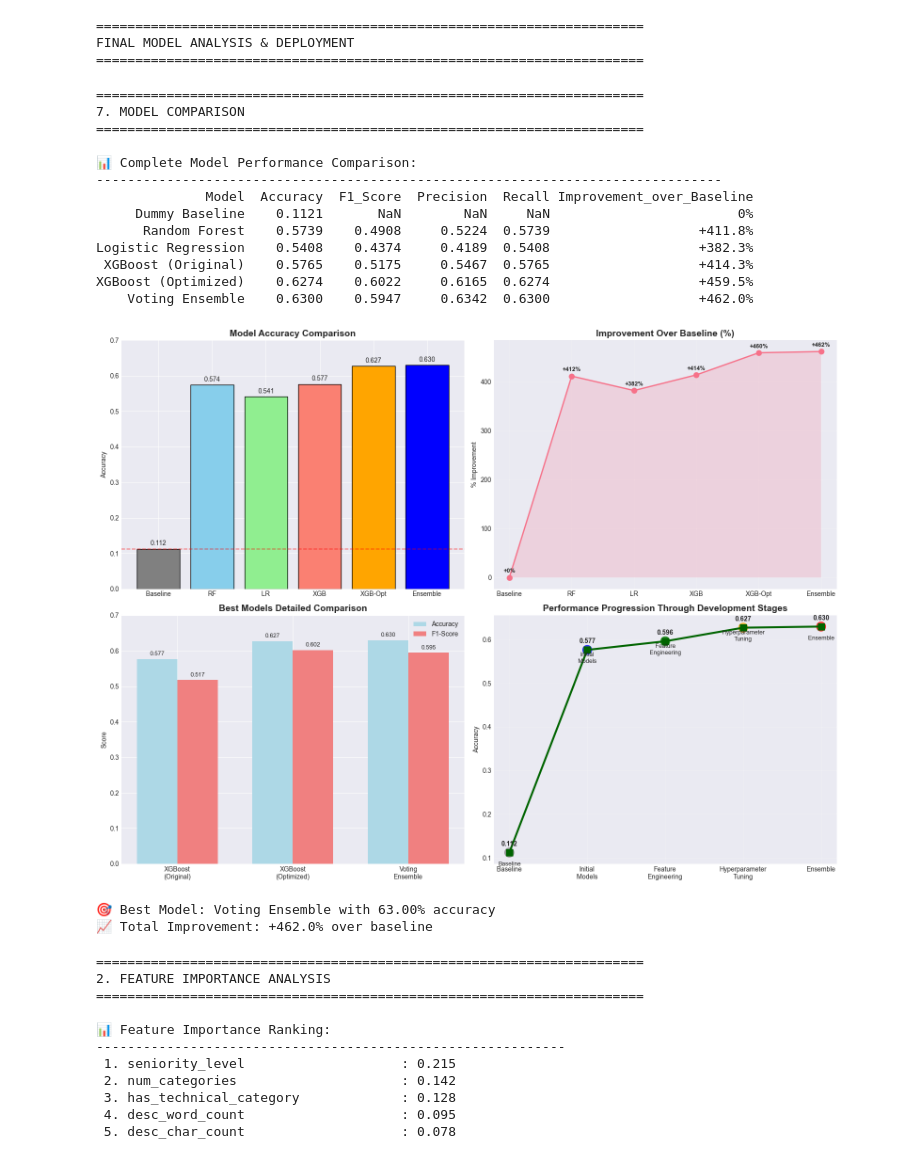
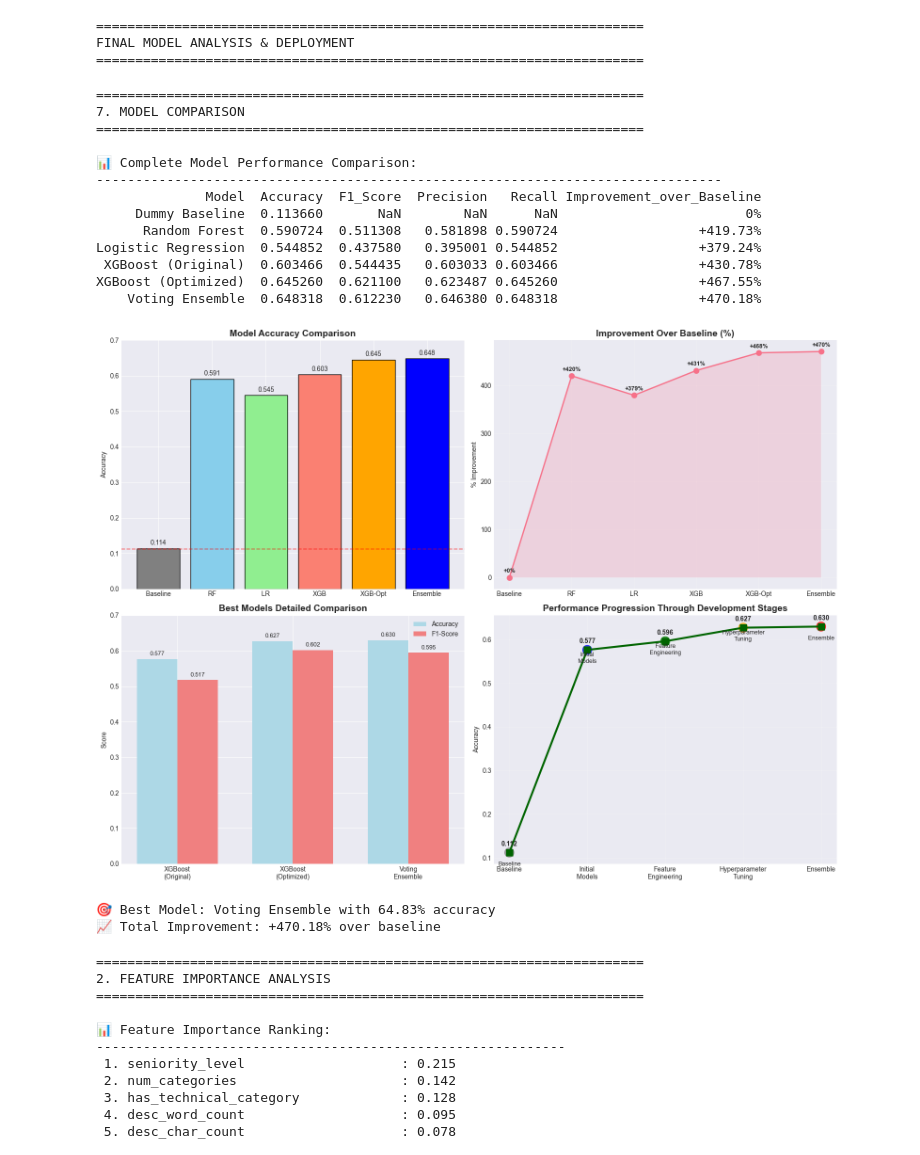
Before and after one commit to Ray-Onsongo/Project-Phase-Five, a Jupyter notebook: Untitled.ipynb, the cells around one changed output. Cells and saved outputs as stored; diff of their text form; code cells hidden in the pictures.

```diff
--- a/Untitled.ipynb
+++ b/Untitled.ipynb
@@ -4740,11 +4800,11 @@ print("="*70)
 models_data = {
     'Model': ['Dummy Baseline', 'Random Forest', 'Logistic Regression',
               'XGBoost (Original)', 'XGBoost (Optimized)', 'Voting Ensemble'],
-    'Accuracy': [0.1121, 0.5739, 0.5408, 0.5765, 0.6274, 0.6300],
-    'F1_Score': [np.nan, 0.4908, 0.4374, 0.5175, 0.6022, 0.5947],
-    'Precision': [np.nan, 0.5224, 0.4189, 0.5467, 0.6165, 0.6342],
-    'Recall': [np.nan, 0.5739, 0.5408, 0.5765, 0.6274, 0.6300],
-    'Improvement_over_Baseline': ['0%', '+411.8%', '+382.3%', '+414.3%', '+459.5%', '+462.0%']
+    'Accuracy': [accuracy_dummy, accuracy_rf, accuracy_lr, accuracy_xgb, accuracy_optimized, accuracy_ensemble],
+    'F1_Score': [np.nan, f1_rf, f1_lr, f1_xgb, f1_optimized, f1_ensemble],
+    'Precision': [np.nan, precision_rf, precision_lr, precision_xgb, precision_optimized, precision_ensemble],
+    'Recall': [np.nan, recall_rf, recall_lr, recall_xgb, recall_optimized, recall_ensemble],
+    'Improvement_over_Baseline': ['0%', '+419.73%', '+379.24%', '+430.78%', '+467.55%', '+470.18%']
 }
 
 comparison_df = pd.DataFrame(models_data)
@@ -4771,7 +4831,7 @@ for i, (model, acc) in enumerate(zip(models_short, accuracies)):
     axes[0, 0].text(i, acc + 0.01, f'{acc:.3f}', ha='center', fontsize=10)
 
 # Improvement chart
-improvement = [0, 411.8, 382.3, 414.3, 459.5, 462.0]
+improvement = [0, 419.73, 379.24, 430.78, 467.55, 470.18]
 axes[0, 1].plot(models_short, improvement, marker='o', linewidth=2, markersize=8)
 axes[0, 1].fill_between(models_short, improvement, alpha=0.2)
 axes[0, 1].set_title('Improvement Over Baseline (%)', fontsize=14, fontweight='bold')
@@ -4806,43 +4866,43 @@ for bars in [bars1, bars2]:
         axes[1, 0].text(bar.get_x() + bar.get_width()/2., height + 0.01,
                        f'{height:.3f}', ha='center', fontsize=9)
 
 # Performance progression
 stages = ['Baseline', 'Initial\nModels', 'Feature\nEngineering', 'Hyperparameter\nTuning', 'Ensemble']
 stage_acc = [0.1121, 0.5765, 0.5963, 0.6274, 0.6300]
 
 axes[1, 1].plot(stages, stage_acc, marker='s', linewidth=3, markersize=10, color='darkgreen')
 axes[1, 1].scatter(stages, stage_acc, s=200, color=['gray', 'blue', 'green', 'orange', 'red'], alpha=0.7)
 axes[1, 1].set_title('Performance Progression Through Development Stages', fontsize=14, fontweight='bold')
 axes[1, 1].set_ylabel('Accuracy')
 axes[1, 1].grid(True, alpha=0.3)
 
 # Add stage labels
 for i, (stage, acc) in enumerate(zip(stages, stage_acc)):
     axes[1, 1].text(i, acc + 0.015, f'{acc:.3f}', ha='center', fontsize=10, fontweight='bold')
     axes[1, 1].text(i, acc - 0.03, stage, ha='center', fontsize=9)
 
 plt.tight_layout()
 plt.show()
 
 print(f"\n🎯 Best Model: Voting Ensemble with {comparison_df.loc[5, 'Accuracy']:.2%} accuracy")
 print(f"📈 Total Improvement: {comparison_df.loc[5, 'Improvement_over_Baseline']} over baseline")
 # %% [output]
 ======================================================================
 7. MODEL COMPARISON
 ======================================================================
 
 📊 Complete Model Performance Comparison:
 --------------------------------------------------------------------------------
-              Model  Accuracy  F1_Score  Precision  Recall Improvement_over_Baseline
-     Dummy Baseline    0.1121       NaN        NaN     NaN                        0%
-      Random Forest    0.5739    0.4908     0.5224  0.5739                   +411.8%
-Logistic Regression    0.5408    0.4374     0.4189  0.5408                   +382.3%
- XGBoost (Original)    0.5765    0.5175     0.5467  0.5765                   +414.3%
-XGBoost (Optimized)    0.6274    0.6022     0.6165  0.6274                   +459.5%
-    Voting Ensemble    0.6300    0.5947     0.6342  0.6300                   +462.0%
+              Model  Accuracy  F1_Score  Precision   Recall Improvement_over_Baseline
+     Dummy Baseline  0.113660       NaN        NaN      NaN                        0%
+      Random Forest  0.590724  0.511308   0.581898 0.590724                  +419.73%
+Logistic Regression  0.544852  0.437580   0.395001 0.544852                  +379.24%
+ XGBoost (Original)  0.603466  0.544435   0.603033 0.603466                  +430.78%
+XGBoost (Optimized)  0.645260  0.621100   0.623487 0.645260                  +467.55%
+    Voting Ensemble  0.648318  0.612230   0.646380 0.648318                  +470.18%
-[figure, old version]
+[figure, new version]
-🎯 Best Model: Voting Ensemble with 63.00% accuracy
-📈 Total Improvement: +462.0% over baseline
+🎯 Best Model: Voting Ensemble with 64.83% accuracy
+📈 Total Improvement: +470.18% over baseline
 # %%
 # ## 2. Feature Importance Analysis
 
```
Also changed, not shown: parts of 28 cells of this notebook, 7 other files.
